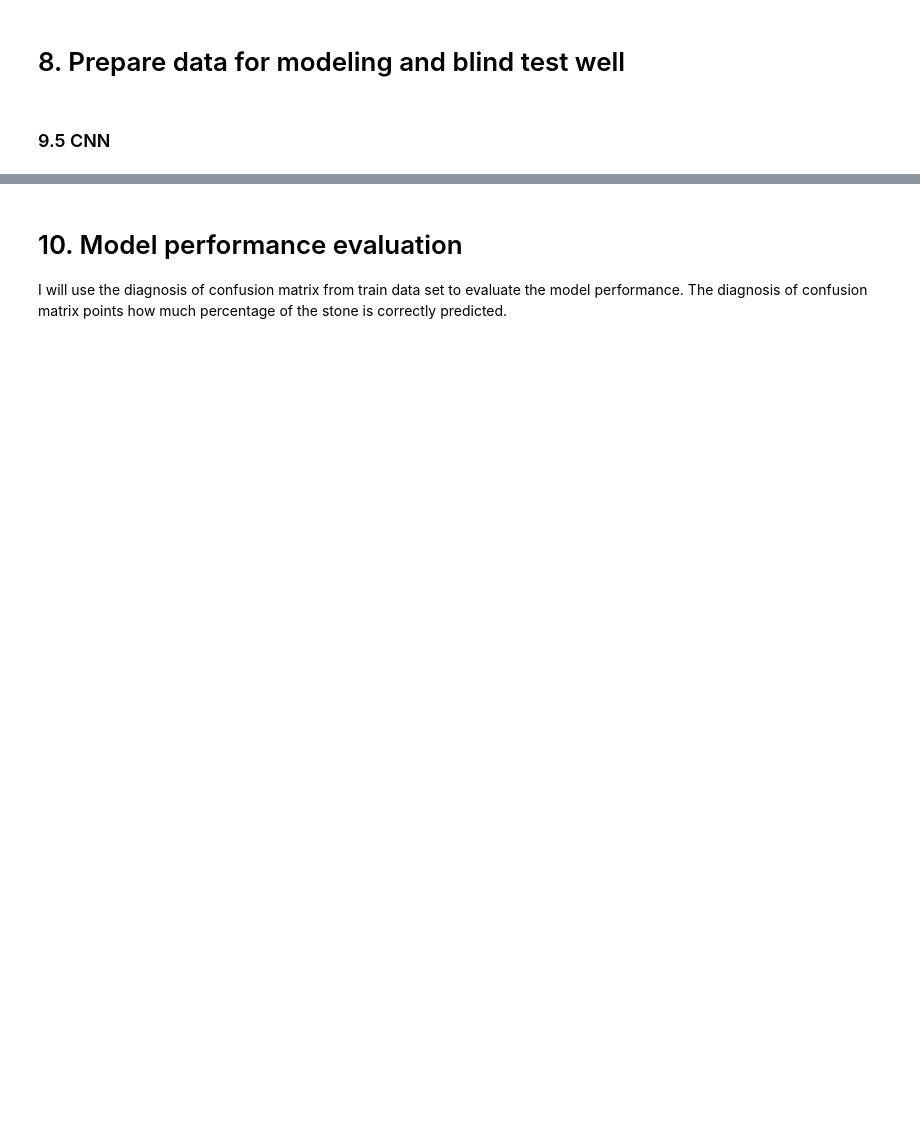
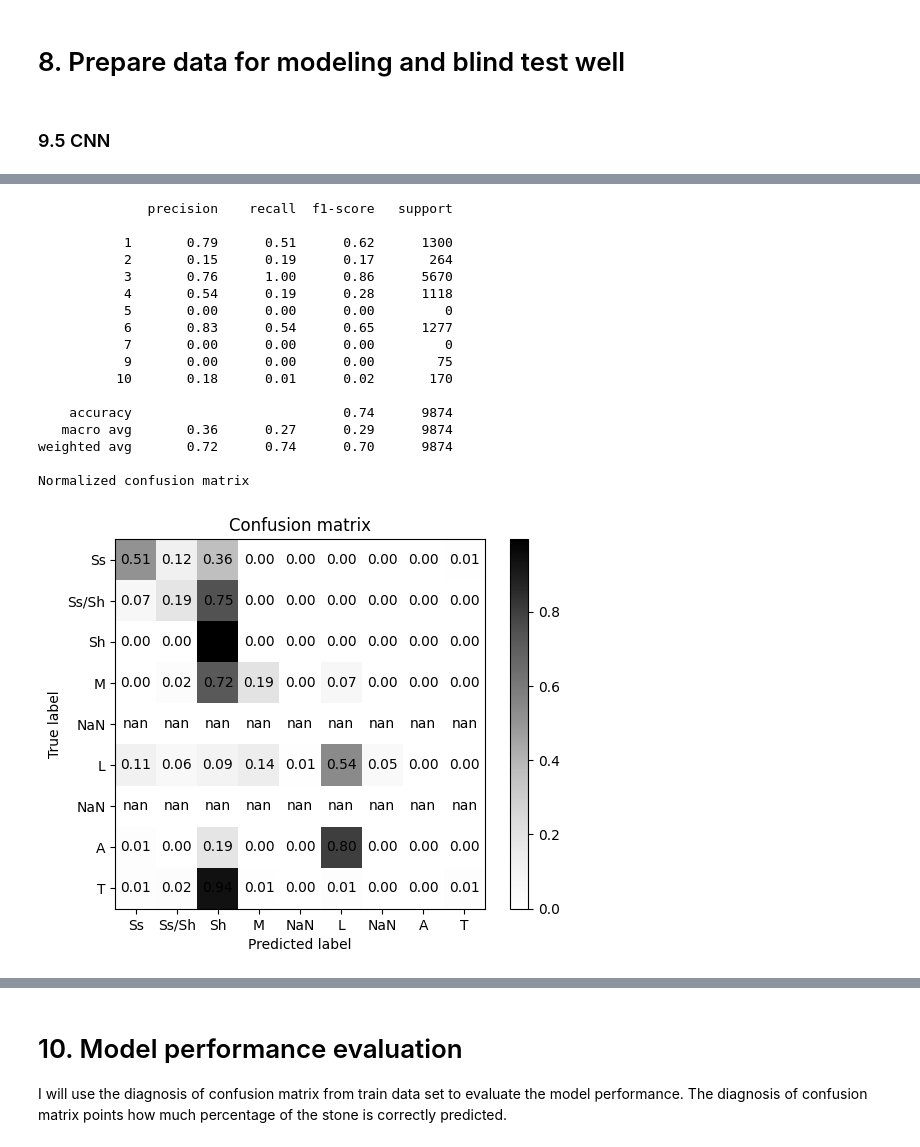
Before and after one commit to igorjssouza/Facies-Classification-in-Well-Log, a Jupyter notebook: NorthSeaLongWell.ipynb, the cells around one changed output, grey strips where cells are left out. Drawn from its saved outputs; the diff is of its cells as text; code cells hidden in the pictures; blank space fills up the shorter version.

```diff
--- a/NorthSeaLongWell.ipynb
+++ b/NorthSeaLongWell.ipynb
@@ -428,8 +611,28 @@ pred_blind_cnn = tf.argmax(aux, axis=1)
 # %%
 # Blind CM
 print(classification_report(y_blind, pred_blind_cnn))
 cm_cnn = confusion_matrix(y_blind, pred_blind_cnn)
+list_blind_full =   ['Ss','Ss/Sh','Sh','M','NaN','L','NaN','A','T']
 plot_confusion_matrix(cm_cnn, list_blind_full, normalize=True)
+# %% [output]
+              precision    recall  f1-score   support
+
+           1       0.79      0.51      0.62      1300
+           2       0.15      0.19      0.17       264
+           3       0.76      1.00      0.86      5670
+           4       0.54      0.19      0.28      1118
+           5       0.00      0.00      0.00         0
+           6       0.83      0.54      0.65      1277
+           7       0.00      0.00      0.00         0
+           9       0.00      0.00      0.00        75
+          10       0.18      0.01      0.02       170
+
+    accuracy                           0.74      9874
+   macro avg       0.36      0.27      0.29      9874
+weighted avg       0.72      0.74      0.70      9874
+
+Normalized confusion matrix
+[figure, added]
 # %%
 microF1_blind_cnn = f1_score(y_blind, pred_blind_cnn, average='micro')
 print('Test Macro f1 score:', microF1_blind_cnn)
```
Also changed, not shown: parts of 51 cells of this notebook.
